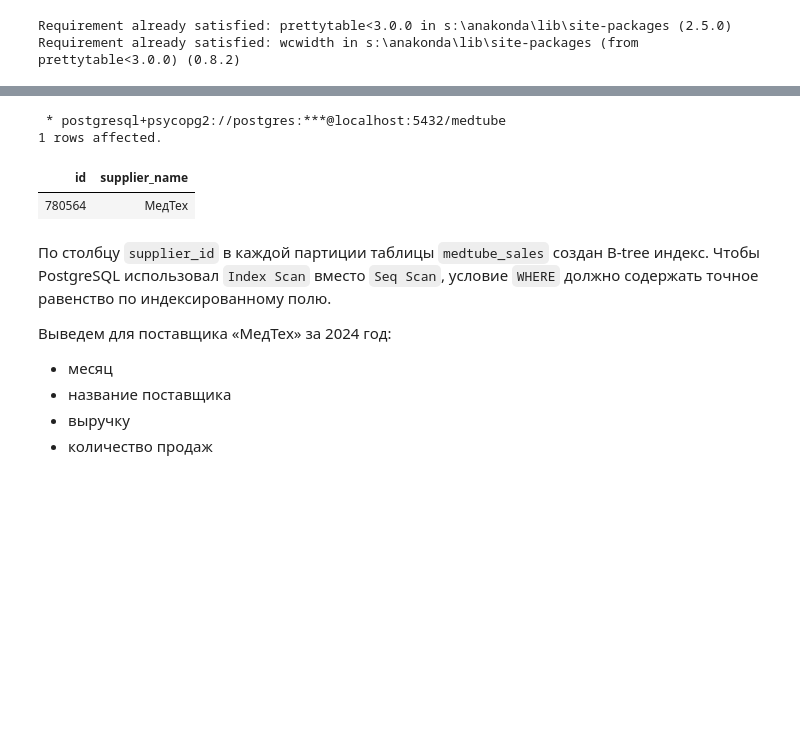
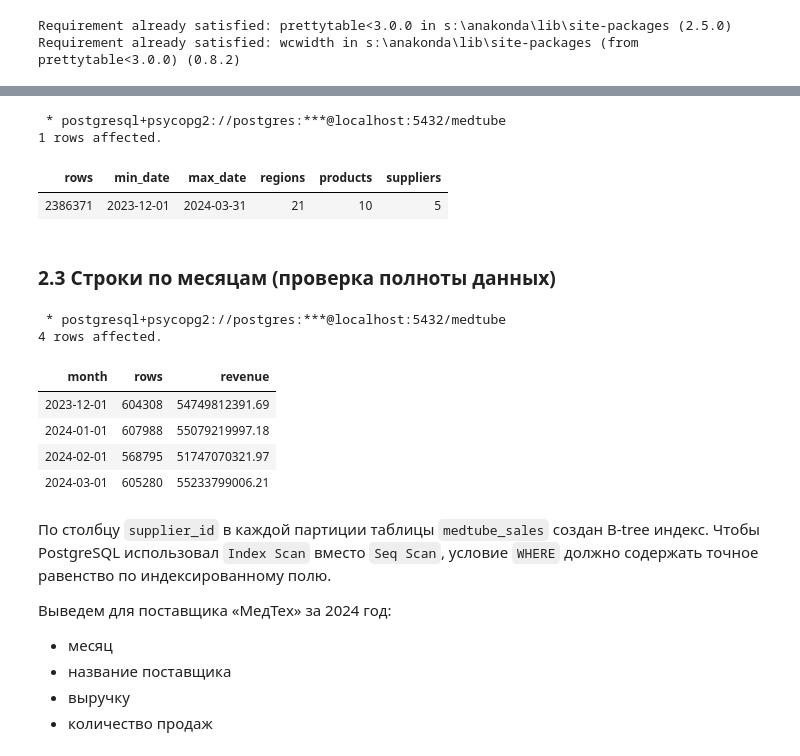
Before and after one commit to egubov-artem/Project-12-SQL-DataLens, a Jupyter notebook: Медицинские товары.ipynb, the cells around one changed output, grey strips where cells are left out. Saved outputs shown, nothing was run; the diff lists cells and outputs as text; code cells hidden in the pictures; blank space fills up the shorter version.

```diff
--- a/Медицинские товары.ipynb
+++ b/Медицинские товары.ipynb
@@ -141,15 +133,38 @@ ORDER BY month;
+# %%
+%%sql
+
+SELECT COUNT(*)                AS rows,
+       MIN(date_of_sale)       AS min_date,
+       MAX(date_of_sale)       AS max_date,
+       COUNT(DISTINCT region_id)   AS regions,
+       COUNT(DISTINCT product_id)  AS products,
+       COUNT(DISTINCT supplier_id) AS suppliers
+FROM medtube_sales
+WHERE date_of_sale >= DATE '2023-12-01' AND date_of_sale < DATE '2024-04-01'
+# %% [output]
+ * postgresql+psycopg2://postgres:***@localhost:5432/medtube
+1 rows affected.
+| rows | min_date | max_date | regions | products | suppliers |
+| 2386371 | 2023-12-01 | 2024-03-31 | 21 | 10 | 5 |
+# %% [markdown]
+### 2.3 Строки по месяцам (проверка полноты данных)
 # %%
 %%sql
 
-SELECT id,
-       supplier_name
-FROM medtube_suppliers
-WHERE supplier_name = 'МедТех';
+SELECT date_trunc('month', date_of_sale)::date AS month,
+       COUNT(*) AS rows,
+       SUM(total_sale_amount) AS revenue
+FROM medtube_sales
+WHERE date_of_sale >= DATE '2023-12-01' AND date_of_sale < DATE '2024-04-01'
+GROUP BY 1 ORDER BY 1
 # %% [output]
  * postgresql+psycopg2://postgres:***@localhost:5432/medtube
-1 rows affected.
+4 rows affected.
-| id | supplier_name |
-| 780564 | МедТех |
+| month | rows | revenue |
+| 2023-12-01 | 604308 | 54749812391.69 |
+| 2024-01-01 | 607988 | 55079219997.18 |
+| 2024-02-01 | 568795 | 51747070321.97 |
+| 2024-03-01 | 605280 | 55233799006.21 |
 # %% [markdown]
 По столбцу `supplier_id` в каждой партиции таблицы `medtube_sales` создан B-tree индекс. Чтобы PostgreSQL использовал `Index Scan` вместо `Seq Scan`, условие `WHERE` должно содержать точное равенство по индексированному полю.
 
```
Also changed, not shown: parts of 30 cells of this notebook.
